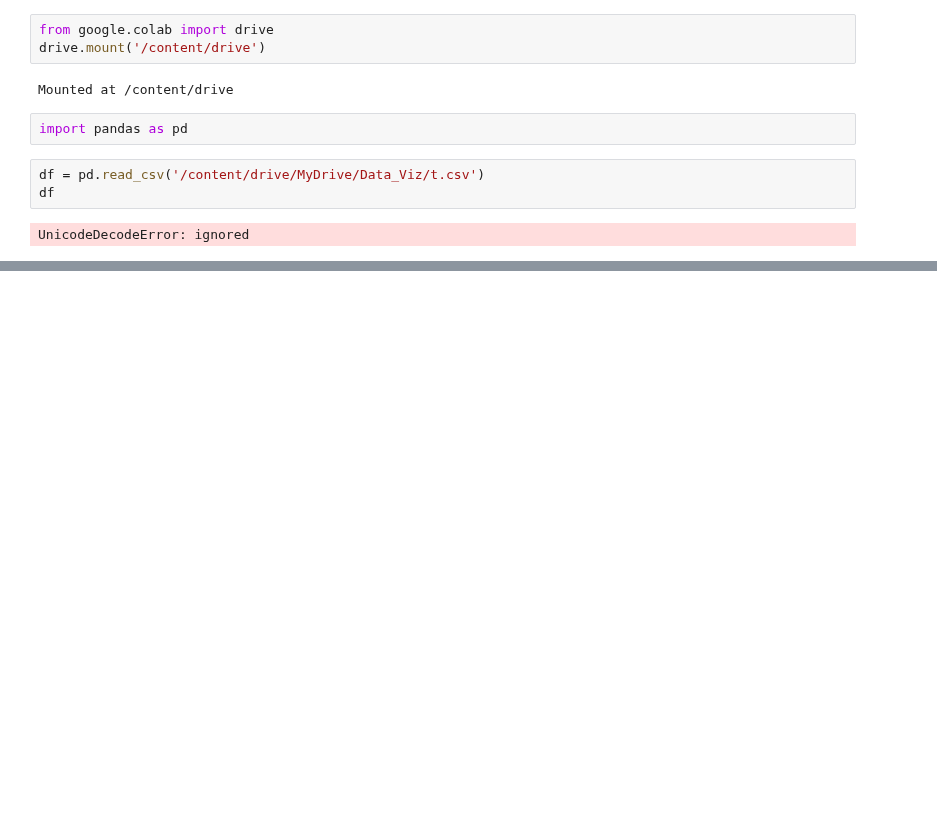
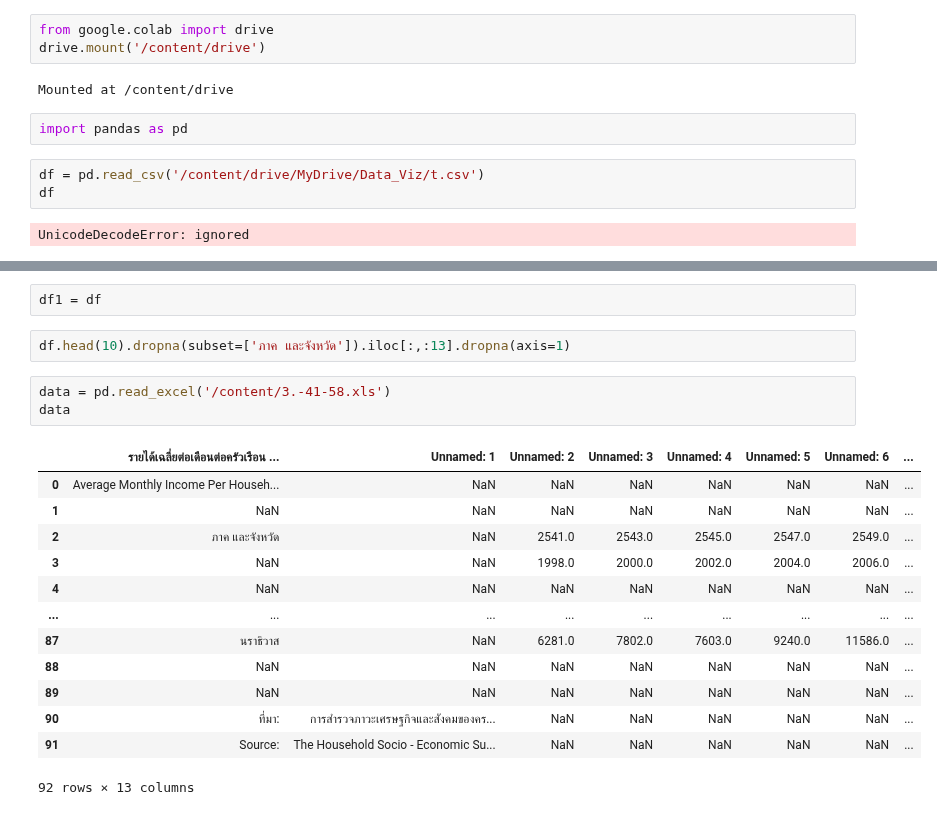
Before and after one commit to Toto17515/Data_viz, a Jupyter notebook: Quiz2.ipynb, the cells around one changed output, grey strips where cells are left out. Cells and saved outputs as stored; diff of their text form; blank space fills up the shorter version.

```diff
--- a/Quiz2.ipynb
+++ b/Quiz2.ipynb
@@ -14,0 +75,21 @@ UnicodeDecodeError: ignored
+# %%
+df1 = df
+# %%
+df.head(10).dropna(subset=['ภาค และจังหวัด']).iloc[:,:13].dropna(axis=1)
+# %%
+data = pd.read_excel('/content/3.-41-58.xls')
+data
+# %% [output]
+|  | รายได้เฉลี่ยต่อเดือนต่อครัวเรือน ... | Unnamed: 1 | Unnamed: 2 | Unnamed: 3 | Unnamed: 4 | Unnamed: 5 | Unnamed: 6 | ... |
+| 0 | Average Monthly Income Per Househ... | NaN | NaN | NaN | NaN | NaN | NaN | ... |
+| 1 | NaN | NaN | NaN | NaN | NaN | NaN | NaN | ... |
+| 2 | ภาค และจังหวัด | NaN | 2541.0 | 2543.0 | 2545.0 | 2547.0 | 2549.0 | ... |
+| 3 | NaN | NaN | 1998.0 | 2000.0 | 2002.0 | 2004.0 | 2006.0 | ... |
+| 4 | NaN | NaN | NaN | NaN | NaN | NaN | NaN | ... |
+| ... | ... | ... | ... | ... | ... | ... | ... | ... |
+| 87 | นราธิวาส | NaN | 6281.0 | 7802.0 | 7603.0 | 9240.0 | 11586.0 | ... |
+| 88 | NaN | NaN | NaN | NaN | NaN | NaN | NaN | ... |
+| 89 | NaN | NaN | NaN | NaN | NaN | NaN | NaN | ... |
+| 90 | ที่มา: | การสำรวจภาวะเศรษฐกิจและสังคมของคร... | NaN | NaN | NaN | NaN | NaN | ... |
+| 91 | Source: | The Household Socio - Economic Su... | NaN | NaN | NaN | NaN | NaN | ... |
+92 rows × 13 columns
```
Also changed, not shown: parts of 6 cells of this notebook.
